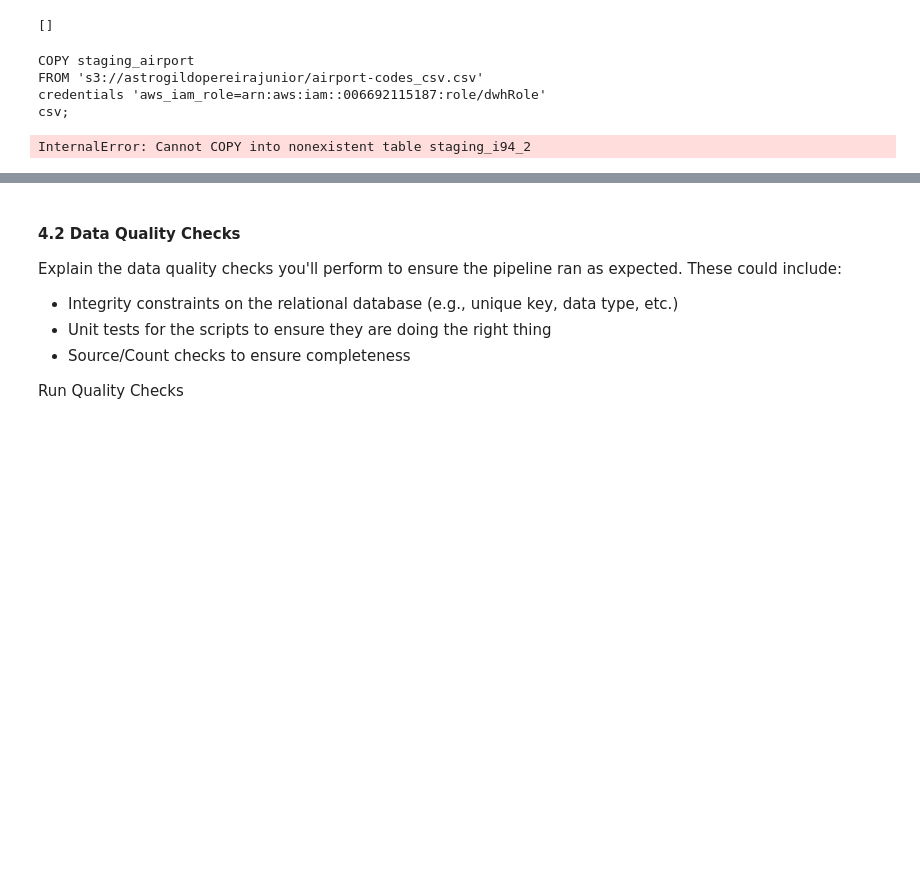
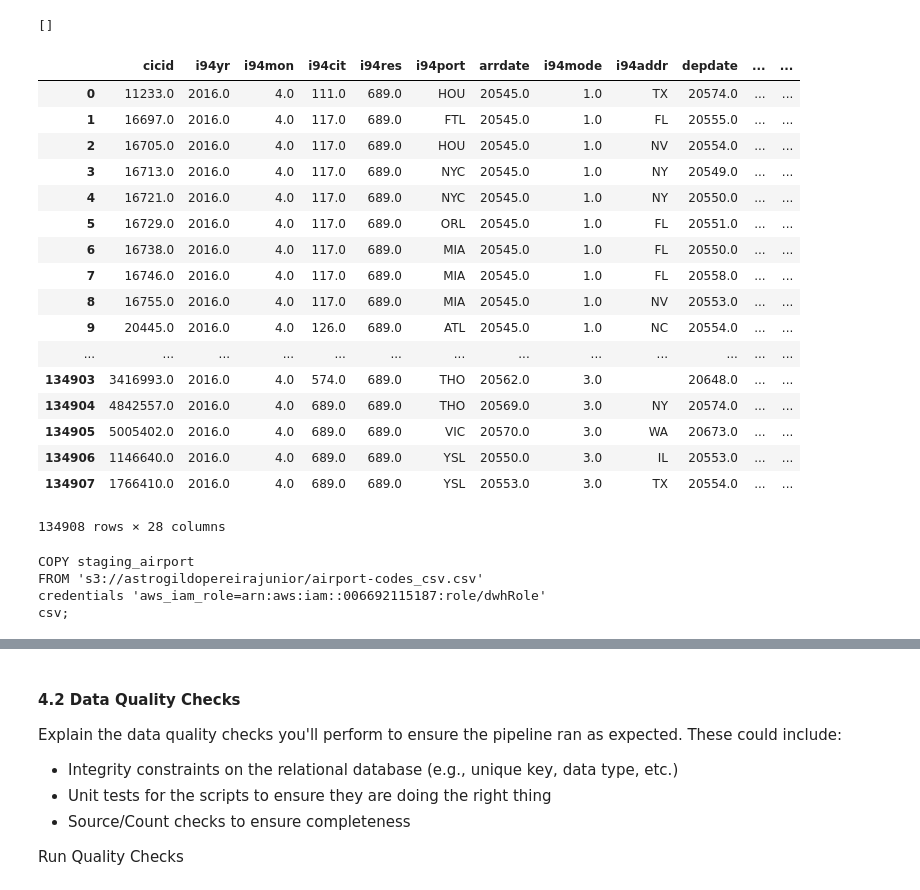
Before and after one commit to dezugin/comeToBraziw_udacityCapstoneProject, a Jupyter notebook: Capstone Project.ipynb, the cells around one changed output, grey strips where cells are left out. Drawn from its saved outputs; the diff is of its cells as text; code cells hidden in the pictures; blank space fills up the shorter version.

```diff
--- a/Capstone Project.ipynb
+++ b/Capstone Project.ipynb
@@ -719,6 +985,30 @@ CREATE TABLE IF NOT EXISTS braziliansinairports (
  * postgresql://dwhuser:***@dwhcluster.cl2qwsv8rq2g.us-east-1.redshift.amazonaws.com:5439/dwh
 Done.
 []
+# %%
+sql = "select * from staging_i94;"
+dat = pd.read_sql_query(sql, conn)
+# %%
+dat
+# %% [output]
+|  | cicid | i94yr | i94mon | i94cit | i94res | i94port | arrdate | i94mode | i94addr | depdate | ... | ... |
+| 0 | 11233.0 | 2016.0 | 4.0 | 111.0 | 689.0 | HOU | 20545.0 | 1.0 | TX | 20574.0 | ... | ... |
+| 1 | 16697.0 | 2016.0 | 4.0 | 117.0 | 689.0 | FTL | 20545.0 | 1.0 | FL | 20555.0 | ... | ... |
+| 2 | 16705.0 | 2016.0 | 4.0 | 117.0 | 689.0 | HOU | 20545.0 | 1.0 | NV | 20554.0 | ... | ... |
+| 3 | 16713.0 | 2016.0 | 4.0 | 117.0 | 689.0 | NYC | 20545.0 | 1.0 | NY | 20549.0 | ... | ... |
+| 4 | 16721.0 | 2016.0 | 4.0 | 117.0 | 689.0 | NYC | 20545.0 | 1.0 | NY | 20550.0 | ... | ... |
+| 5 | 16729.0 | 2016.0 | 4.0 | 117.0 | 689.0 | ORL | 20545.0 | 1.0 | FL | 20551.0 | ... | ... |
+| 6 | 16738.0 | 2016.0 | 4.0 | 117.0 | 689.0 | MIA | 20545.0 | 1.0 | FL | 20550.0 | ... | ... |
+| 7 | 16746.0 | 2016.0 | 4.0 | 117.0 | 689.0 | MIA | 20545.0 | 1.0 | FL | 20558.0 | ... | ... |
+| 8 | 16755.0 | 2016.0 | 4.0 | 117.0 | 689.0 | MIA | 20545.0 | 1.0 | NV | 20553.0 | ... | ... |
+| 9 | 20445.0 | 2016.0 | 4.0 | 126.0 | 689.0 | ATL | 20545.0 | 1.0 | NC | 20554.0 | ... | ... |
+| ... | ... | ... | ... | ... | ... | ... | ... | ... | ... | ... | ... | ... |
+| 134903 | 3416993.0 | 2016.0 | 4.0 | 574.0 | 689.0 | THO | 20562.0 | 3.0 |  | 20648.0 | ... | ... |
+| 134904 | 4842557.0 | 2016.0 | 4.0 | 689.0 | 689.0 | THO | 20569.0 | 3.0 | NY | 20574.0 | ... | ... |
+| 134905 | 5005402.0 | 2016.0 | 4.0 | 689.0 | 689.0 | VIC | 20570.0 | 3.0 | WA | 20673.0 | ... | ... |
+| 134906 | 1146640.0 | 2016.0 | 4.0 | 689.0 | 689.0 | YSL | 20550.0 | 3.0 | IL | 20553.0 | ... | ... |
+| 134907 | 1766410.0 | 2016.0 | 4.0 | 689.0 | 689.0 | YSL | 20553.0 | 3.0 | TX | 20554.0 | ... | ... |
+134908 rows × 28 columns
 # %%
 import psycopg2
 conn = psycopg2.connect("host={} dbname={} user={} password={} port={}".format(*config['CLUSTER'].values()))
@@ -740,11 +1030,9 @@ csv;
 # %%
 query = """
     COPY staging_i94
-    FROM 's3://astrogildopereirajunior/sas_data/'
+    FROM 's3://astrogildopereirajunior/brazil2.csv'
     credentials 'aws_iam_role={}'
-    FORMAT AS PARQUET;
+    csv;
 """.format(config.get('IAM_ROLE', 'ARN'))
 cur.execute(query)
 conn.commit()
-# %% [output]
-InternalError: Cannot COPY into nonexistent table staging_i94_2
```
Also changed, not shown: parts of 37 cells of this notebook, 35 other files.
